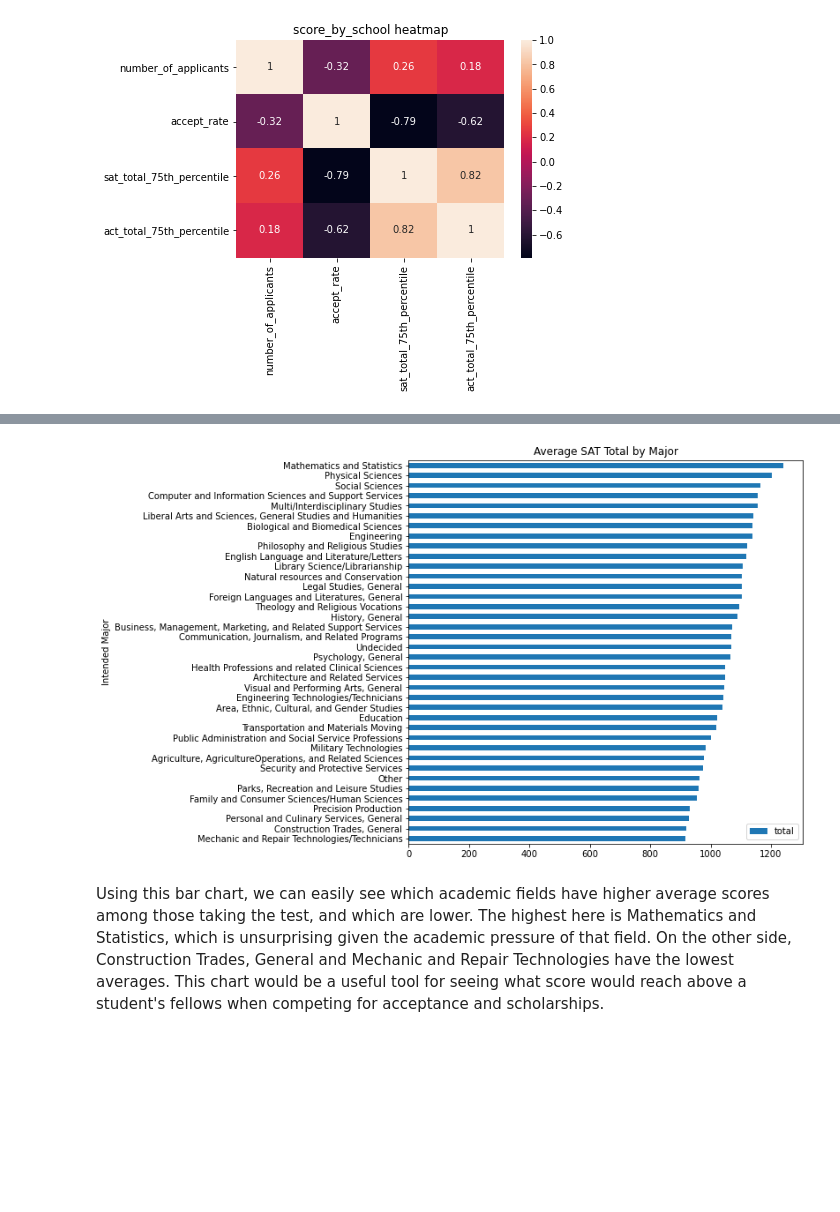
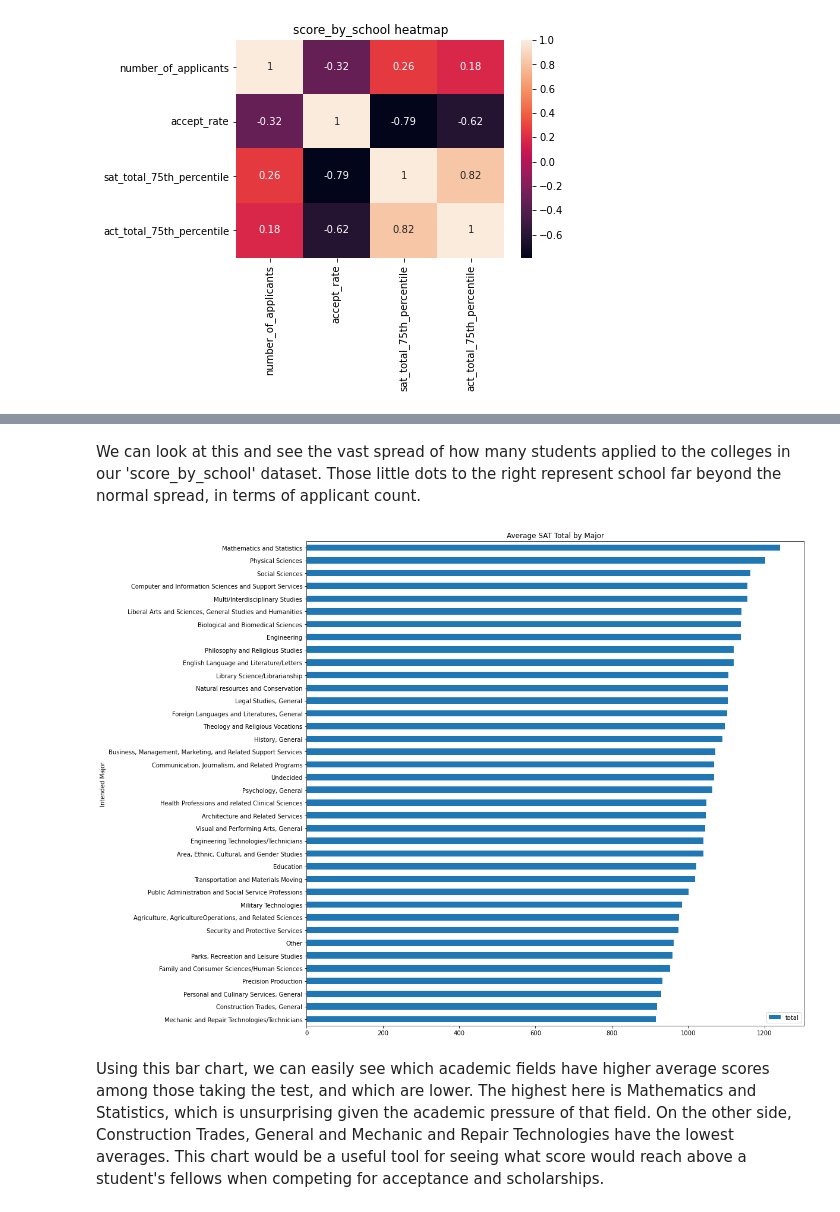
Before and after one commit to MKUltraman/DSIR_Project_1, a Jupyter notebook: code/code-samuel-yeager.ipynb, the cells around one changed output, grey strips where cells are left out. Saved outputs shown, nothing was run; the diff lists cells and outputs as text; code cells hidden in the pictures; blank space fills up the shorter version.

```diff
--- a/code/code-samuel-yeager.ipynb
+++ b/code/code-samuel-yeager.ipynb
@@ -103,10 +104,10 @@ st_dev_finder(list)
 You will use these functions later on in the project!
 # %%
 # Code:
-def cleaner(input):
+def percentage_cleaner(input):
     if '%' in input:
         return float(input.strip('%'))/100
-cleaner('55%')
+percentage_cleaner('55%')
 # %% [output]
 0.55
 # %% [markdown]
@@ -205,4 +212,6 @@ Math                     int64
 dtype: object
 # %%
 #fix the percentage columns
-intended_major_df['Percent'] = intended_major_df['Percent'].apply(cleaner)
+intended_major_df['Percent'] = intended_major_df['Percent'].apply(percentage_cleaner)
+
+score_by_school_df['Accept Rate'] = score_by_school_df['Accept Rate'].apply(percentage_cleaner)
@@ -466,6 +551,14 @@ sns.heatmap(school_corr, annot = True)
+# %% [markdown]
+We can look at this and see the vast spread of how many students applied to the colleges in our 'score_by_school' dataset.  Those little dots to the right represent school far beyond the normal spread, in terms of applicant count.
 # %%
-intended_major_df.sort_values('total').plot(x = 'intended_college_major', y='total', kind = 'barh', title = 'Average SAT Total by Major', xlabel = 'Intended Major', ylabel = 'Average Total Score', figsize = (8,8));
+intended_major_df.sort_values('total').plot(x = 'intended_college_major',
+                                            y='total',
+                                            kind = 'barh',
+                                            title = 'Average SAT Total by Major',
+                                            xlabel = 'Intended Major',
+                                            ylabel = 'Average Total Score',
+                                            figsize = (15,15));
 # %% [output]
-[figure, old version]
+[figure, new version]
 # %% [markdown]
 Using this bar chart, we can easily see which academic fields have higher average scores among those taking the test, and which are lower.  The highest here is Mathematics and Statistics, which is unsurprising given the academic pressure of that field.  On the other side, Construction Trades, General and Mechanic and Repair Technologies have the lowest averages.  This chart would be a useful tool for seeing what score would reach above a student's fellows when competing for acceptance and scholarships.
```
Also changed, not shown: parts of 51 cells of this notebook, 1 other file.
